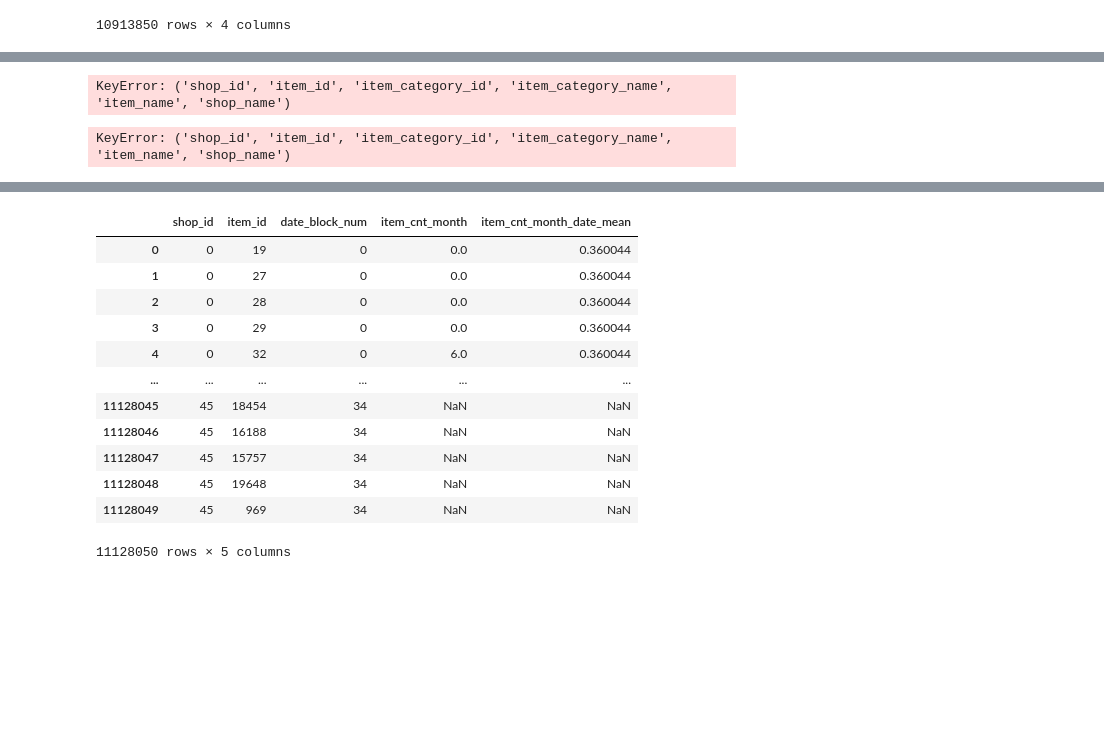
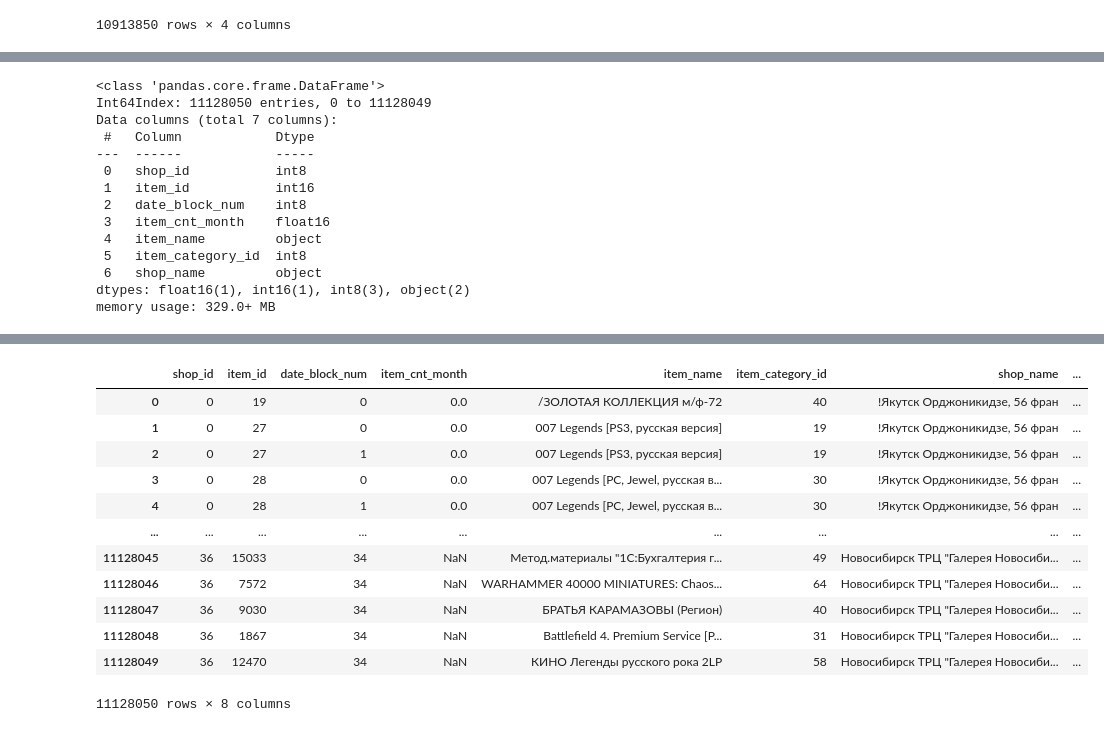
Before and after one commit to ddmitry80/coursera_how_to_win_kaggle, a Jupyter notebook: Final_project/Coursera_Kaggle_Project.ipynb, the cells around one changed output, grey strips where cells are left out. Drawn from its saved outputs; the diff is of its cells as text; code cells hidden in the pictures; blank space fills up the shorter version.

```diff
--- a/Final_project/Coursera_Kaggle_Project.ipynb
+++ b/Final_project/Coursera_Kaggle_Project.ipynb
@@ -326,9 +334,9 @@ all_data = pd.merge(grid, gb, how='left', on=index_cols).fillna(0)
 #sort the data
 all_data.sort_values(['date_block_num','shop_id','item_id'],inplace=True)
 
-all_data['date_block_num'] = all_data['date_block_num'].astype(np.int8)
-all_data['shop_id'] = all_data['shop_id'].astype(np.int8)
-all_data['item_id'] = all_data['item_id'].astype(np.int16)
+# all_data['date_block_num'] = all_data['date_block_num'].astype(np.int8)
+# all_data['shop_id'] = all_data['shop_id'].astype(np.int8)
+# all_data['item_id'] = all_data['item_id'].astype(np.int16)
 
 all_data
 # %% [output]
@@ -346,6 +354,6 @@ all_data
 | 10770511 | 59 | 22167 | 33 | 0.0 |
 10913850 rows × 4 columns
 # %%
-mdata = pd.concat([all_data, test], keys=['shop_id', 'item_id'], ignore_index=True, join='left')
-mdata
+mdata = pd.concat([all_data, test], keys=['shop_id', 'item_id'], ignore_index=True, axis=0)
+mdata.info()
 # %% [output]
@@ -353,16 +371,36 @@ ValueError: Only can inner (intersect) or outer (union) join the other axis
+# %%
+mdata = mdata.merge(items).merge(shops)
+# %%
+mdata['shop_id'] = mdata['shop_id'].astype('int8')
+mdata['item_id'] = mdata['item_id'].astype('int16')
+mdata['date_block_num'] = mdata['date_block_num'].astype('int8')
+mdata['item_cnt_month'] = mdata['item_cnt_month'].astype('float16')
+mdata['item_category_id'] = mdata['item_category_id'].astype('int8')
+mdata.info()
+# %% [output]
+<class 'pandas.core.frame.DataFrame'>
+Int64Index: 11128050 entries, 0 to 11128049
+Data columns (total 7 columns):
+ #   Column            Dtype
+---  ------            -----
+ 0   shop_id           int8
+ 1   item_id           int16
+ 2   date_block_num    int8
+ 3   item_cnt_month    float16
+ 4   item_name         object
+ 5   item_category_id  int8
+ 6   shop_name         object
+dtypes: float16(1), int16(1), int8(3), object(2)
+memory usage: 329.0+ MB
 # %%
-pd.concat([mdata, data['shop_id', 'item_id', 'item_category_id', 'item_category_name', 'item_name', 'shop_name']],
-           keys=['shop_id', 'item_id'], ignore_index=True)
+# pd.concat([mdata, data['shop_id', 'item_id', 'item_category_id', 'item_category_name', 'item_name', 'shop_name']],
+#            keys=['shop_id', 'item_id'], ignore_index=True)
-# %% [output]
-KeyError: ('shop_id', 'item_id', 'item_category_id', 'item_category_name', 'item_name', 'shop_name')
 # %%
-data['shop_id', 'item_id', 'item_category_id', 'item_category_name', 'item_name', 'shop_name']
+# data['shop_id', 'item_id', 'item_category_id', 'item_category_name', 'item_name', 'shop_name']
-# %% [output]
-KeyError: ('shop_id', 'item_id', 'item_category_id', 'item_category_name', 'item_name', 'shop_name')
 # %%
 %%time
 # Mean encoded features
-column = mdata.groupby(['date_block_num']).agg('item_cnt_month').mean().to_frame().rename(
+column = mdata.groupby(['date_block_num']).agg('item_cnt_month').mean().astype('float16').to_frame().rename(
     columns={'item_cnt_month':'item_cnt_month_date_mean'}).reset_index()
 
 mdata = pd.merge(mdata, column, on=['date_block_num'], how='left')
@@ -372,15 +411,15 @@ Wall time: 1.67 s
-|  | shop_id | item_id | date_block_num | item_cnt_month | item_cnt_month_date_mean |
-| 0 | 0 | 19 | 0 | 0.0 | 0.360044 |
-| 1 | 0 | 27 | 0 | 0.0 | 0.360044 |
-| 2 | 0 | 28 | 0 | 0.0 | 0.360044 |
-| 3 | 0 | 29 | 0 | 0.0 | 0.360044 |
-| 4 | 0 | 32 | 0 | 6.0 | 0.360044 |
-| ... | ... | ... | ... | ... | ... |
-| 11128045 | 45 | 18454 | 34 | NaN | NaN |
-| 11128046 | 45 | 16188 | 34 | NaN | NaN |
-| 11128047 | 45 | 15757 | 34 | NaN | NaN |
-| 11128048 | 45 | 19648 | 34 | NaN | NaN |
-| 11128049 | 45 | 969 | 34 | NaN | NaN |
+|  | shop_id | item_id | date_block_num | item_cnt_month | item_name | item_category_id | shop_name | ... |
+| 0 | 0 | 19 | 0 | 0.0 | /ЗОЛОТАЯ КОЛЛЕКЦИЯ м/ф-72 | 40 | !Якутск Орджоникидзе, 56 фран | ... |
+| 1 | 0 | 27 | 0 | 0.0 | 007 Legends [PS3, русская версия] | 19 | !Якутск Орджоникидзе, 56 фран | ... |
+| 2 | 0 | 27 | 1 | 0.0 | 007 Legends [PS3, русская версия] | 19 | !Якутск Орджоникидзе, 56 фран | ... |
+| 3 | 0 | 28 | 0 | 0.0 | 007 Legends [PС, Jewel, русская в... | 30 | !Якутск Орджоникидзе, 56 фран | ... |
+| 4 | 0 | 28 | 1 | 0.0 | 007 Legends [PС, Jewel, русская в... | 30 | !Якутск Орджоникидзе, 56 фран | ... |
+| ... | ... | ... | ... | ... | ... | ... | ... | ... |
+| 11128045 | 36 | 15033 | 34 | NaN | Метод.материалы "1С:Бухгалтерия г... | 49 | Новосибирск ТРЦ "Галерея Новосиби... | ... |
+| 11128046 | 36 | 7572 | 34 | NaN | WARHAMMER 40000 MINIATURES: Chaos... | 64 | Новосибирск ТРЦ "Галерея Новосиби... | ... |
+| 11128047 | 36 | 9030 | 34 | NaN | БРАТЬЯ КАРАМАЗОВЫ (Регион) | 40 | Новосибирск ТРЦ "Галерея Новосиби... | ... |
+| 11128048 | 36 | 1867 | 34 | NaN | Battlefield 4. Premium Service [P... | 31 | Новосибирск ТРЦ "Галерея Новосиби... | ... |
+| 11128049 | 36 | 12470 | 34 | NaN | КИНО Легенды русского рока 2LP | 58 | Новосибирск ТРЦ "Галерея Новосиби... | ... |
-11128050 rows × 5 columns
+11128050 rows × 8 columns
 # %%
 %%time
```
Also changed, not shown: parts of 12 cells of this notebook.
